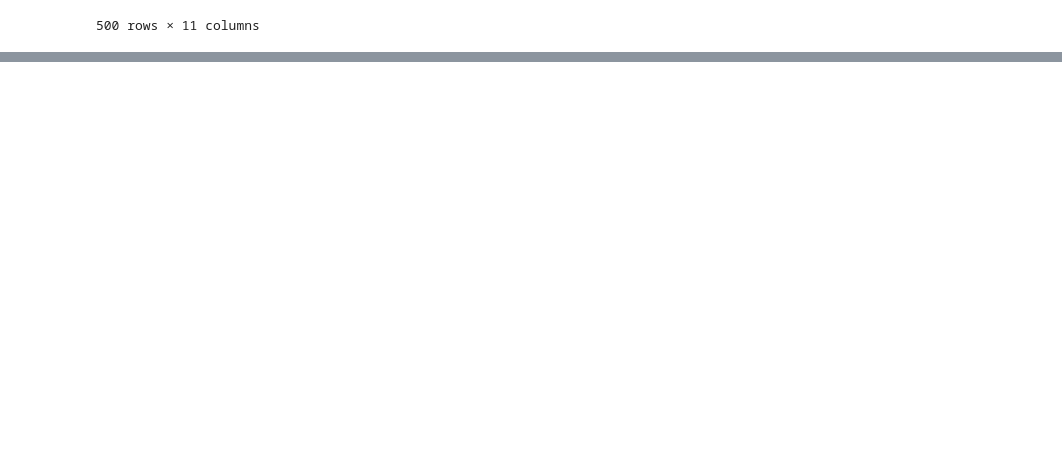
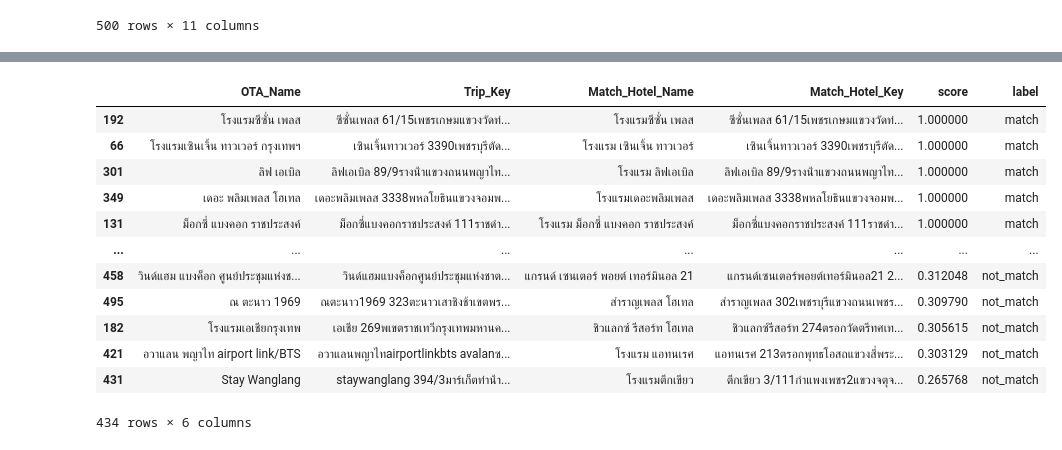
Before and after one commit to Thanrada2024/illegal_accommodation, a Jupyter notebook: DS_task.ipynb, the cells around one changed output, grey strips where cells are left out. Cells and saved outputs as stored; diff of their text form; code cells hidden in the pictures; blank space fills up the shorter version.

```diff
--- a/DS_task.ipynb
+++ b/DS_task.ipynb
@@ -843,0 +423,29 @@ display(OTA_df_ex.head(10)) # Display all 10 rows for verification
+# %%
+t_low  = 0.4
+t_high = 0.7
+
+def label_score(x):
+    if x < t_low:
+        return "not_match"
+    elif x < t_high:
+        return "possible"
+    else:
+        return "match"
+
+result_view["label"] = result_view["score"].apply(label_score)
+# %%
+result_view[['OTA_Name','Trip_Key','Match_Hotel_Name','Match_Hotel_Key', 'score', 'label']].drop_duplicates().sort_values('score', ascending=False)
+# %% [output]
+|  | OTA_Name | Trip_Key | Match_Hotel_Name | Match_Hotel_Key | score | label |
+| 192 | โรงแรมซีซั่น เพลส | ซีซั่นเพลส 61/15เพชรเกษมแขวงวัดท่... | โรงแรมซีซั่น เพลส | ซีซั่นเพลส 61/15เพชรเกษมแขวงวัดท่... | 1.000000 | match |
+| 66 | โรงแรมเซินเจิ้น ทาวเวอร์ กรุงเทพฯ | เซินเจิ้นทาวเวอร์ 3390เพชรบุรีตัด... | โรงแรม เซินเจิ้น ทาวเวอร์ | เซินเจิ้นทาวเวอร์ 3390เพชรบุรีตัด... | 1.000000 | match |
+| 301 | ลิฟ เอเบิล | ลิฟเอเบิล 89/9รางน้ําแขวงถนนพญาไท... | โรงแรม ลิฟเอเบิล | ลิฟเอเบิล 89/9รางน้ําแขวงถนนพญาไท... | 1.000000 | match |
+| 349 | เดอะ พลิมเพลส โฮเทล | เดอะพลิมเพลส 3338พหลโยธินแขวงจอมพ... | โรงแรมเดอะพลิมเพลส | เดอะพลิมเพลส 3338พหลโยธินแขวงจอมพ... | 1.000000 | match |
+| 131 | ม็อกซี่ แบงคอก ราชประสงค์ | ม็อกซี่แบงคอกราชประสงค์ 111ราชดํา... | โรงแรม ม็อกซี่ แบงคอก ราชประสงค์ | ม็อกซี่แบงคอกราชประสงค์ 111ราชดํา... | 1.000000 | match |
+| ... | ... | ... | ... | ... | ... | ... |
+| 458 | วินด์แฮม แบงค็อก ศูนย์ประชุมแห่งช... | วินด์แฮมแบงค็อกศูนย์ประชุมแห่งชาต... | แกรนด์ เซนเตอร์ พอยต์ เทอร์มินอล 21 | แกรนด์เซนเตอร์พอยต์เทอร์มินอล21 2... | 0.312048 | not_match |
+| 495 | ณ ตะนาว 1969 | ณตะนาว1969 323ตะนาวเสาชิงช้าเขตพร... | สำราญเพลส โฮเทล | สําราญเพลส 302เพชรบุรีแขวงถนนเพชร... | 0.309790 | not_match |
+| 182 | โรงแรมเอเชียกรุงเทพ | เอเชีย 269พเขตราชเทวีกรุงเทพมหานค... | ชิวแลกซ์ รีสอร์ท โฮเทล | ชิวแลกซ์รีสอร์ท 274ตรอกวัดตรีทศเท... | 0.305615 | not_match |
+| 421 | อวาแลน พญาไท airport link/BTS | อวาแลนพญาไทairportlinkbts avalanซ... | โรงแรม แอทนเรศ | แอทนเรศ 213ตรอกพุทธโอสถแขวงสี่พระ... | 0.303129 | not_match |
+| 431 | Stay Wanglang | staywanglang 394/3มาร์เก็ตท่าน้ํา... | โรงแรมตึกเขียว | ตึกเขียว 3/111กําแพงเพชร2แขวงจตุจ... | 0.265768 | not_match |
+434 rows × 6 columns
```
Also changed, not shown: parts of 7 cells of this notebook.
